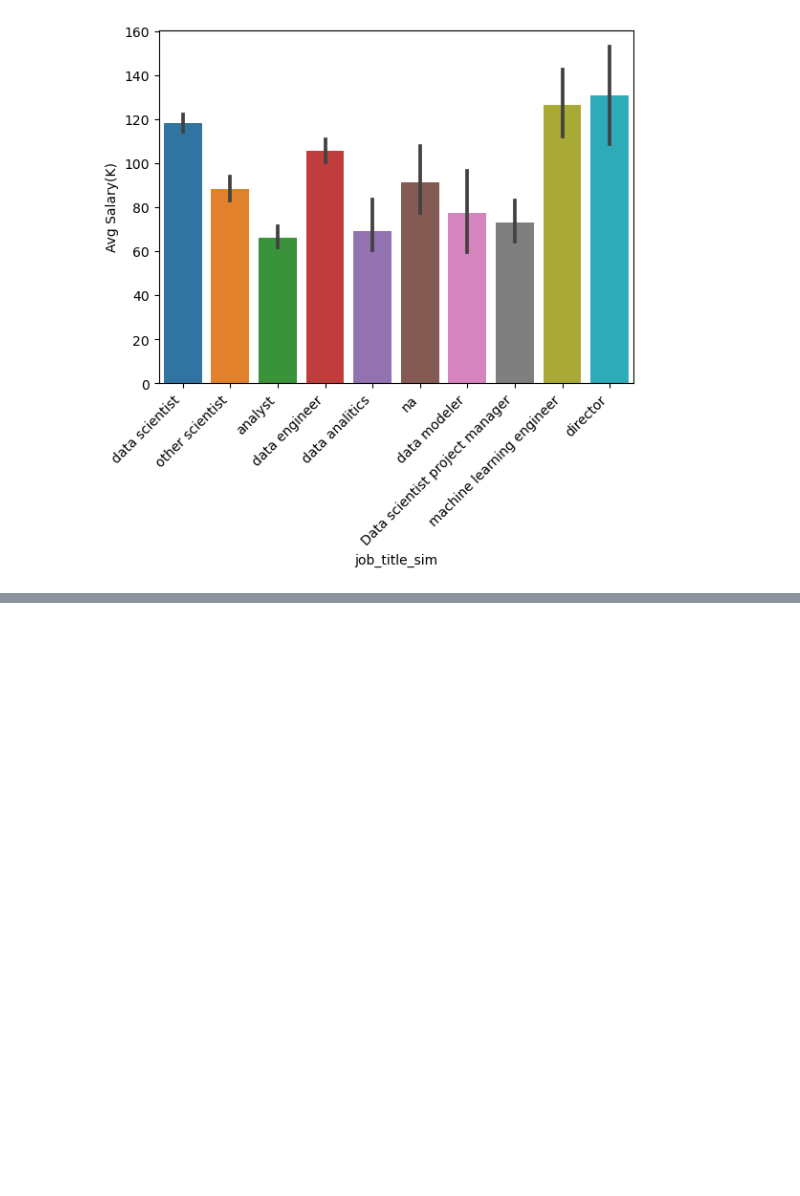
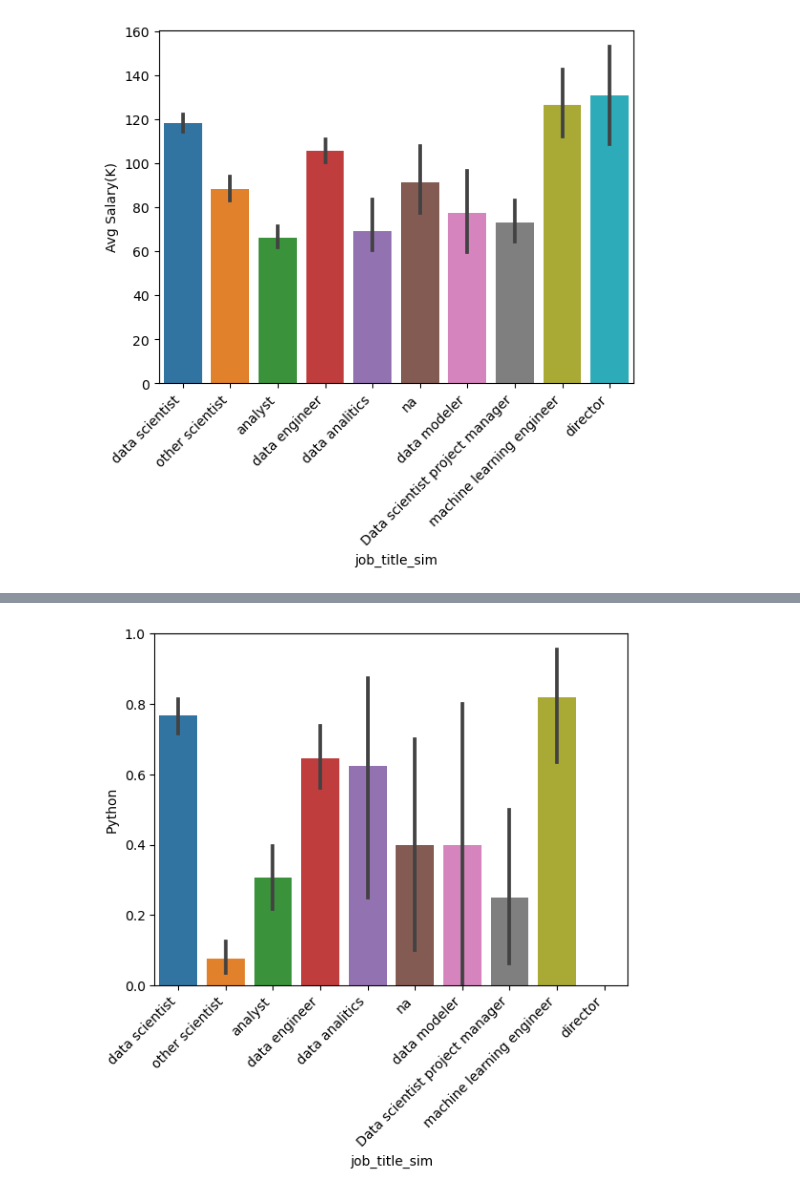
Before and after one commit to eckoecho/0424-Wk13-Local-Workflow-Practice, a Jupyter notebook: 0424 Local Workflow CodeAlong.ipynb, the cells around one changed output, grey strips where cells are left out. Cells and saved outputs as stored; diff of their text form; code cells hidden in the pictures; blank space fills up the shorter version.

```diff
--- a/0424 Local Workflow CodeAlong.ipynb
+++ b/0424 Local Workflow CodeAlong.ipynb
@@ -49,0 +48,8 @@ zsh:1: number expected
+# %%
+#Plotting the title titles by python usage
+ax = sns.barplot(df, x="job_title_sim", y="Python")
+ax.set_xticklabels(ax.get_xticklabels(), rotation=45, ha="right");
+#saves to Jupyter File Structure
+plt.savefig("Images/python_jobs.png", pad_inches =1, bbox_inches="tight")
+# %% [output]
+[figure, added]
```
Also changed, not shown: parts of 4 cells of this notebook, 1 other file.
